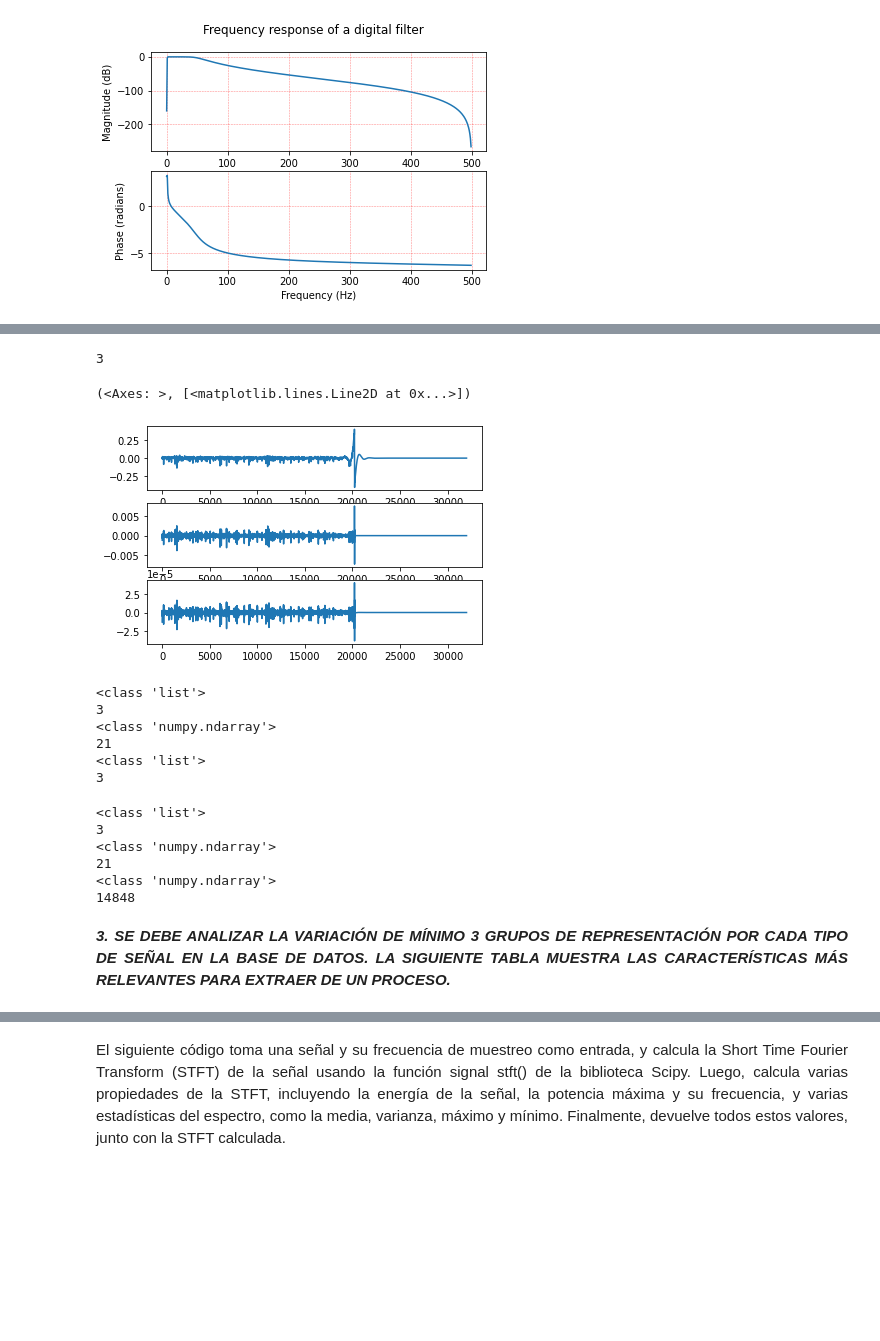
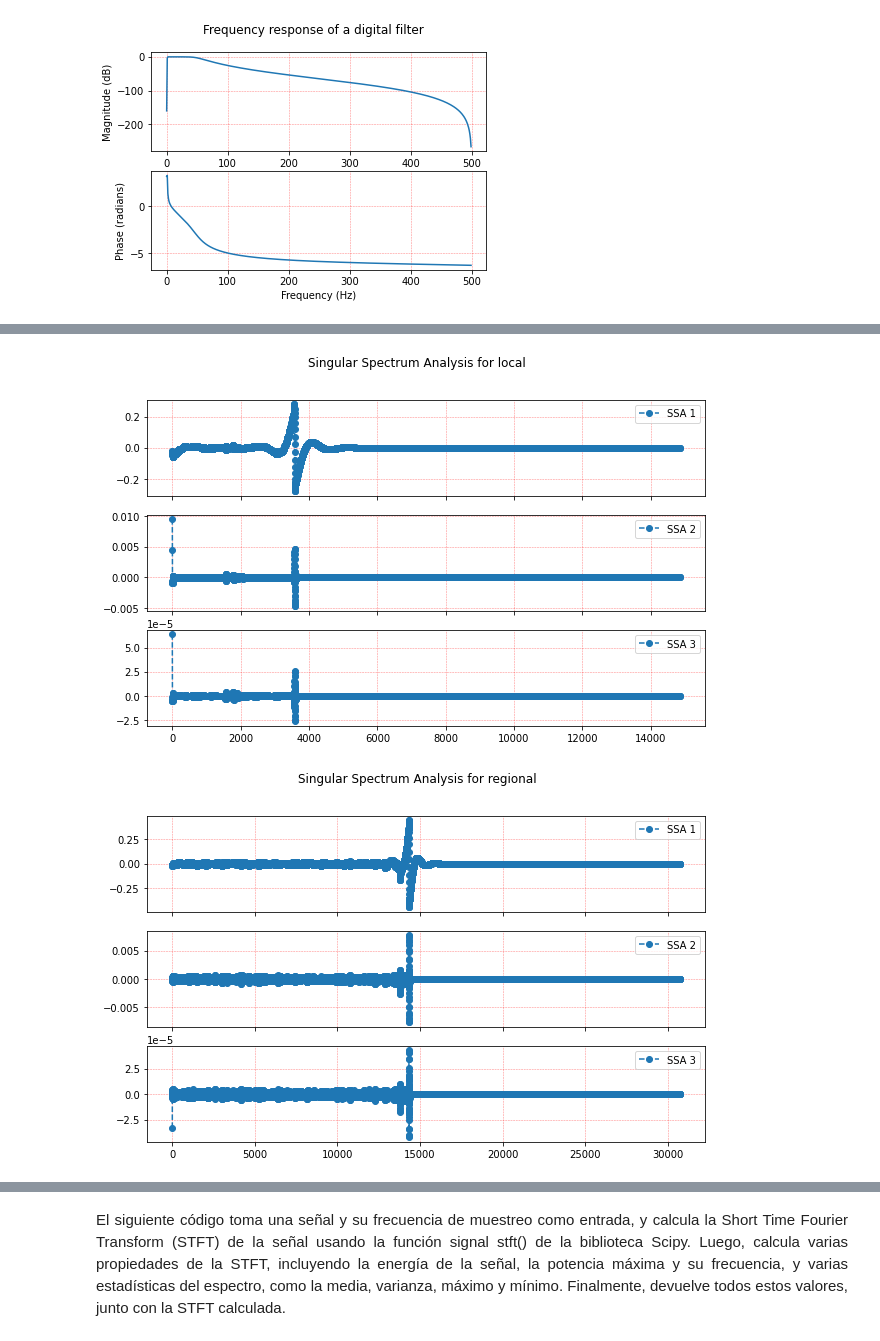
Before and after one commit to StivenVelasquez/Analisis-Multivariado-de-Seniales-Sismograficas, a Jupyter notebook: Mini_proyecto_1_Análisis_Multivariado_de_Señales_Sismográficas.ipynb, the cells around one changed output, grey strips where cells are left out. Saved outputs shown, nothing was run; the diff lists cells and outputs as text; code cells hidden in the pictures; blank space fills up the shorter version.

```diff
--- a/Mini_proyecto_1_Análisis_Multivariado_de_Señales_Sismográficas.ipynb
+++ b/Mini_proyecto_1_Análisis_Multivariado_de_Señales_Sismográficas.ipynb
@@ -190,51 +234,24 @@ for i in signal_filtered:
-# %%
-print(len(X_ssa[0]))
-# %% [output]
-3
-# %%
-plt.subplot(3,1,1),plt.plot(X_ssa[idSignal, 0])
-plt.subplot(3,1,2),plt.plot(X_ssa[idSignal, 1])
-plt.subplot(3,1,3),plt.plot(X_ssa[idSignal, 2])
-# %% [output]
-(<Axes: >, [<matplotlib.lines.Line2D at 0x...>])
-[figure, removed]
-# %%
-# Imprime el tipo de datos de la variable signal_spectrum_singular y su longitud
-print(type(signal_spectrum_singular))
-print(len(signal_spectrum_singular))
-
-# Imprime el tipo de datos de la primera dimensión de signal_spectrum_singular y su longitud
-print(type(signal_spectrum_singular[0]))
-print(len(signal_spectrum_singular[0]))
-
-# Imprime el tipo de datos de la variable signal_spectrum_singular y la longitud de su tercera dimensión
-print(type(signal_spectrum_singular))
-print(len(signal_spectrum_singular[0][0]))
-# %% [output]
-<class 'list'>
-3
-<class 'numpy.ndarray'>
-21
-<class 'list'>
-3
-# %%
-# Imprime el tipo de datos de la variable signal_filtered y su longitud
-print(type(signal_filtered))
-print(len(signal_filtered))
-
-# Imprime el tipo de datos de la primera dimensión de signal_filtered y su longitud
-print(type(signal_filtered[0]))
-print(len(signal_filtered[0]))
-
-# Imprime el tipo de datos de la segunda dimensión de signal_filtered y su longitud
-print(type(signal_filtered[0][0]))
-print(len(signal_filtered[0][0]))
-# %% [output]
-<class 'list'>
-3
-<class 'numpy.ndarray'>
-21
-<class 'numpy.ndarray'>
-14848
-# %% [markdown]
-<div align="justify"><strong><em>3. SE DEBE ANALIZAR LA VARIACIÓN DE MÍNIMO 3 GRUPOS DE REPRESENTACIÓN POR CADA TIPO DE SEÑAL EN LA BASE DE DATOS. LA SIGUIENTE TABLA MUESTRA LAS CARACTERÍSTICAS MÁS RELEVANTES PARA EXTRAER DE UN PROCESO.</em></strong></div>
+# %%
+import matplotlib.pyplot as plt
+
+# definir grupos y señales
+grupos = 3
+señales = len(signal_spectrum_singular)
+
+# nombres de los grupos
+nombres_grupos = ['local', 'regional', 'telesismo']
+
+# graficar las señales por grupo utilizando enumerate()
+for i, X_ssa in enumerate(signal_spectrum_singular):
+    idSignal = 3
+    fig, axs = plt.subplots(grupos, 1, figsize=(10, 6), sharex=True)
+    fig.suptitle('Singular Spectrum Analysis for {0}'.format(nombres_grupos[i], i + 1))
+    for j in range(grupos):
+        axs[j].plot(X_ssa[idSignal, j], 'o--', label='SSA {0}'.format(j + 1))
+        #axs[j].set_title('SSA {0}'.format(j + 1))
+        axs[j].legend()
+        axs[j].grid(color='red', linestyle='--', linewidth=0.5, alpha=0.5)
+    plt.show()
+# %% [output]
+[figure, added]
+[figure, added]
```
Also changed, not shown: parts of 34 cells of this notebook.
